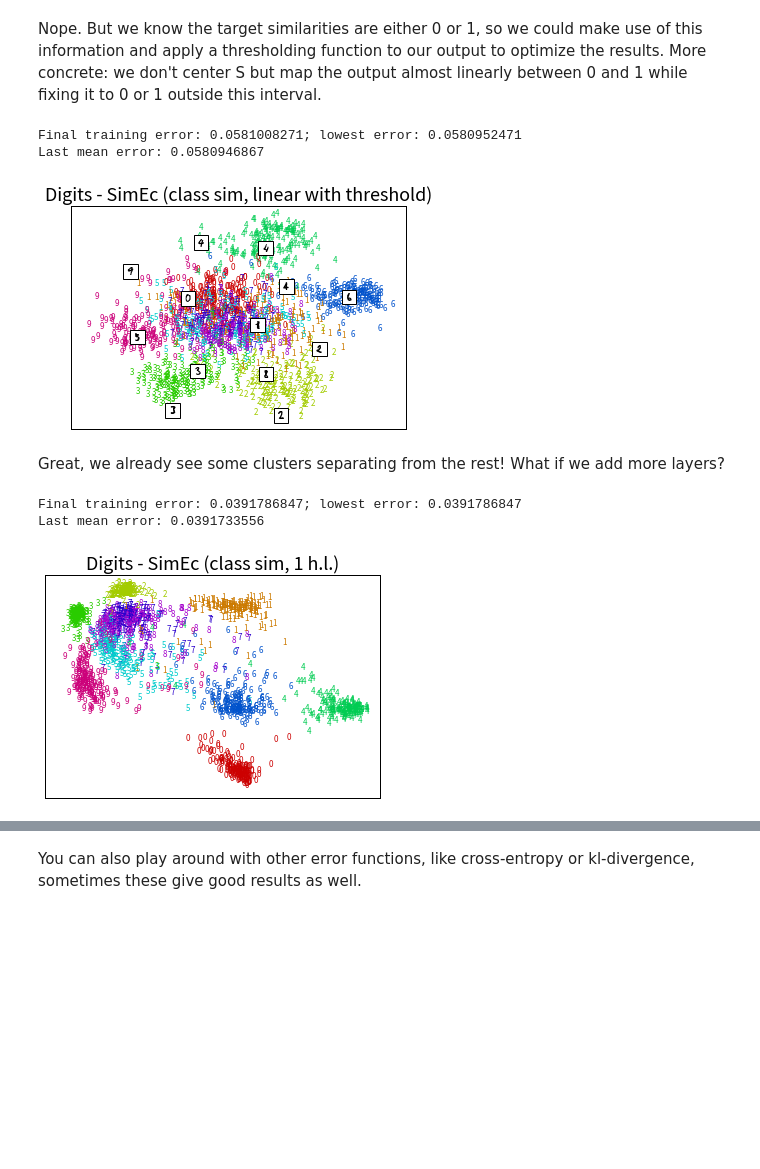
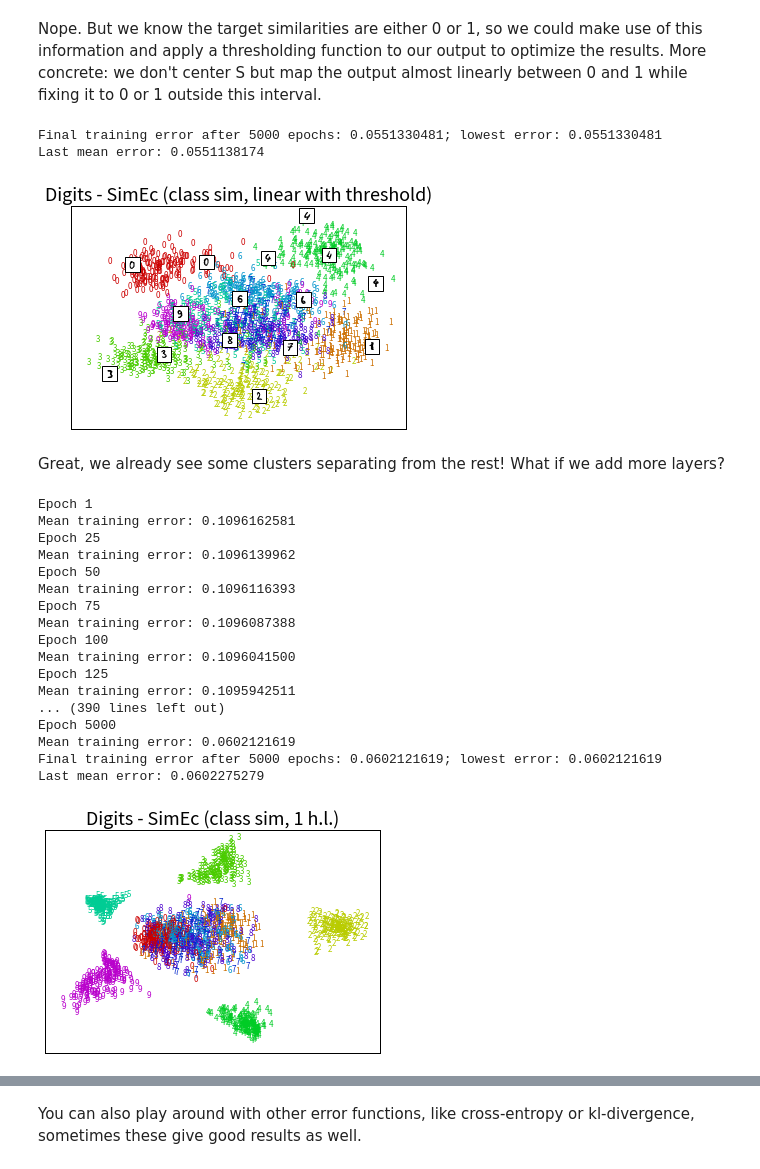
Before and after one commit to cod3licious/simec-theano, a Jupyter notebook: examples/examples_simec.ipynb, the cells around one changed output, grey strips where cells are left out. Saved outputs shown, nothing was run; the diff lists cells and outputs as text; code cells hidden in the pictures; blank space fills up the shorter version.

```diff
--- a/examples/examples_simec.ipynb
+++ b/examples/examples_simec.ipynb
@@ -157,8 +159,8 @@ correlation with isomap: 0.923578
 # %%
 # non-linear SimEc based on isomap - 2 hidden layers
 K_geod = e_isomap.dist_matrix_
-e_gsimenc = SimilarityEncoder(K_geod.shape[1], X.shape[1], 2, [40, 20], [T.nnet.relu, T.nnet.relu, None, None],
-                              lrate=2., orthOT_reg=0.01)
+e_gsimenc = SimilarityEncoder(K_geod.shape[1], X.shape[1], 2, [40, 20], [T.tanh, T.tanh, None, None],
+                              lrate=2.)
 e_gsimenc.fit(X, center_K(K_geod), verbose=False)
 X_embeds = e_gsimenc.transform(X)
 plot_digits(X_embeds, digits, title='Digits - SimEc (geodesic, 2 h.l.)')
@@ -190,8 +192,7 @@ S = np.array(Y==Y.T, dtype=int)
 Lets first try a simple linear SimEc.
 # %%
 # similarity encoder with similarities relying on class information - linear
-e_csimenc = SimilarityEncoder(S.shape[1], X.shape[1], 2, [], [None, None], lrate=5.,
-                              orthOT_reg=0.1)
+e_csimenc = SimilarityEncoder(S.shape[1], X.shape[1], 2, [], [None, None], lrate=5., L2_reg=0.0001)
 e_csimenc.fit(X, S, verbose=False)
 X_embed = e_csimenc.transform(X)
 plot_digits(X_embed, digits, title='Digits - SimEc (class sim, linear)')
@@ -203,8 +204,7 @@ Last mean error: 0.0737075554
 Well, this is very similar to the original linear SimEc that did not make use of class labels, so this is kind of disappointing. Here we didn't center the similarity matrix - might that help?
 # %%
 # similarity encoder with similarities relying on class information - linear; center S
-e_csimenc = SimilarityEncoder(S.shape[1], X.shape[1], 2, [], [None, None], lrate=5.,
-                              orthOT_reg=0.1)
+e_csimenc = SimilarityEncoder(S.shape[1], X.shape[1], 2, [], [None, None], lrate=5., L2_reg=0.0001)
 e_csimenc.fit(X, center_K(S), verbose=False)
 X_embed = e_csimenc.transform(X)
 plot_digits(X_embed, digits, title='Digits - SimEc (class sim (centered), linear)')
@@ -219,26 +219,41 @@ Nope. But we know the target similarities are either 0 or 1, so we could make us
 # no centering of S but instead a thresholding in the last layer
 # to transform the output to be between 0 and 1
 e_csimenc = SimilarityEncoder(S.shape[1], X.shape[1], 2, [], [None, scaled_sigmoid],
-                              lrate=5., orthOT_reg=0.1)
+                              lrate=5., L2_reg=0.0001)
 e_csimenc.fit(X, S, verbose=False)
 X_embed = e_csimenc.transform(X)
 plot_digits(X_embed, digits, title='Digits - SimEc (class sim, linear with threshold)')
 # %% [output]
-Final training error: 0.0581008271; lowest error: 0.0580952471
-Last mean error: 0.0580946867
+Final training error after 5000 epochs: 0.0551330481; lowest error: 0.0551330481
+Last mean error: 0.0551138174
-[figure, old version]
+[figure, new version]
 # %% [markdown]
 Great, we already see some clusters separating from the rest! What if we add more layers?
 # %%
 # similarity encoder with similarities relying on class information - 1 hidden layer
-e_csimenc = SimilarityEncoder(S.shape[1], X.shape[1], 2, [100], [T.tanh, None, scaled_sigmoid],
-                              lrate=5., orthOT_reg=0.05)
-e_csimenc.fit(X, S, verbose=False)
+e_csimenc = SimilarityEncoder(S.shape[1], X.shape[1], 2, [20], [T.tanh, None, scaled_sigmoid],
+                              lrate=10., L2_reg=0.000005)
+e_csimenc.fit(X, center_K(S), verbose=True)
 X_embed = e_csimenc.transform(X)
 plot_digits(X_embed, digits, title='Digits - SimEc (class sim, 1 h.l.)', plot_box=False)
 # %% [output]
-Final training error: 0.0391786847; lowest error: 0.0391786847
-Last mean error: 0.0391733556
+Epoch 1
+Mean training error: 0.1096162581
+Epoch 25
+Mean training error: 0.1096139962
+Epoch 50
+Mean training error: 0.1096116393
+Epoch 75
+Mean training error: 0.1096087388
+Epoch 100
+Mean training error: 0.1096041500
+Epoch 125
+Mean training error: 0.1095942511
+... (390 lines left out)
+Epoch 5000
+Mean training error: 0.0602121619
+Final training error after 5000 epochs: 0.0602121619; lowest error: 0.0602121619
+Last mean error: 0.0602275279
-[figure, old version]
+[figure, new version]
 # %%
 # similarity encoder with similarities relying on class information - 2 hidden layers
```
Also changed, not shown: parts of 15 cells of this notebook, 8 other files.
